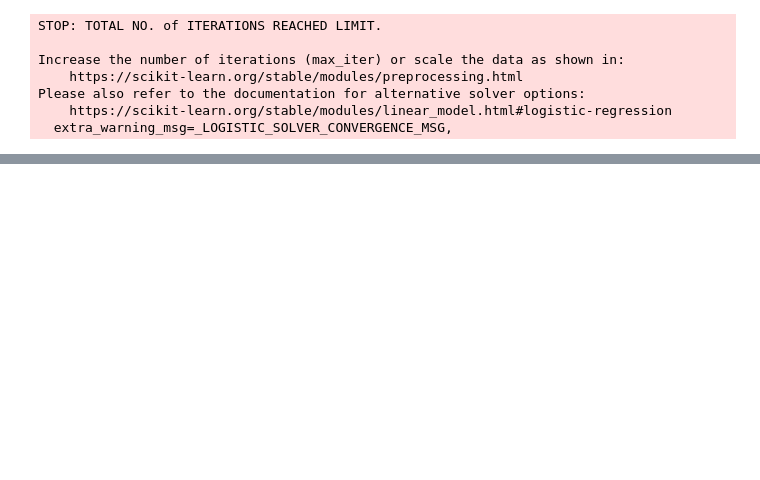
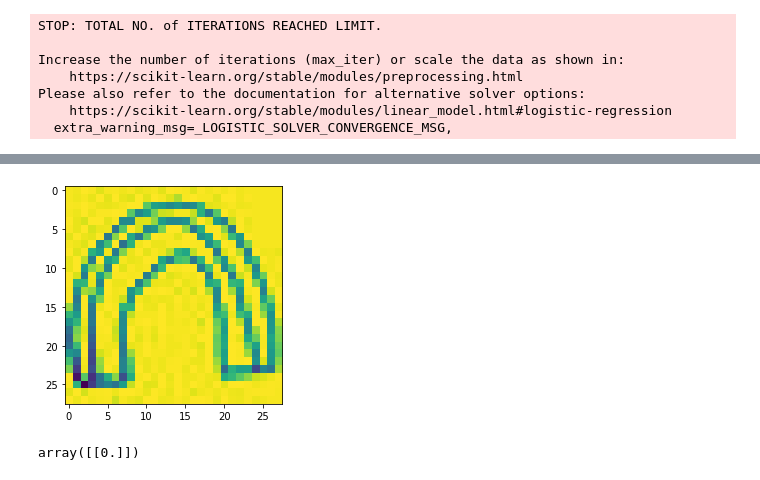
Before and after one commit to pri1311/QuickDraw, a Jupyter notebook: notebooks/BinaryClassification.ipynb, the cells around one changed output, grey strips where cells are left out. Cells and saved outputs as stored; diff of their text form; code cells hidden in the pictures; blank space fills up the shorter version.

```diff
--- a/notebooks/BinaryClassification.ipynb
+++ b/notebooks/BinaryClassification.ipynb
@@ -144,0 +160,14 @@ accuracy(y_test, predsk)
+# %%
+from PIL import Image
+img = Image.open(r"rainbow.jpg")
+flatimg = np.reshape(img, (1, 784))
+flatimg = scaler.transform(flatimg)
+# %%
+plt.imshow(img, interpolation='nearest')
+plt.show()
+# %% [output]
+[figure, added]
+# %%
+classifier.predict(flatimg)
+# %% [output]
+array([[0.]])
```
Also changed, not shown: parts of 11 cells of this notebook.
